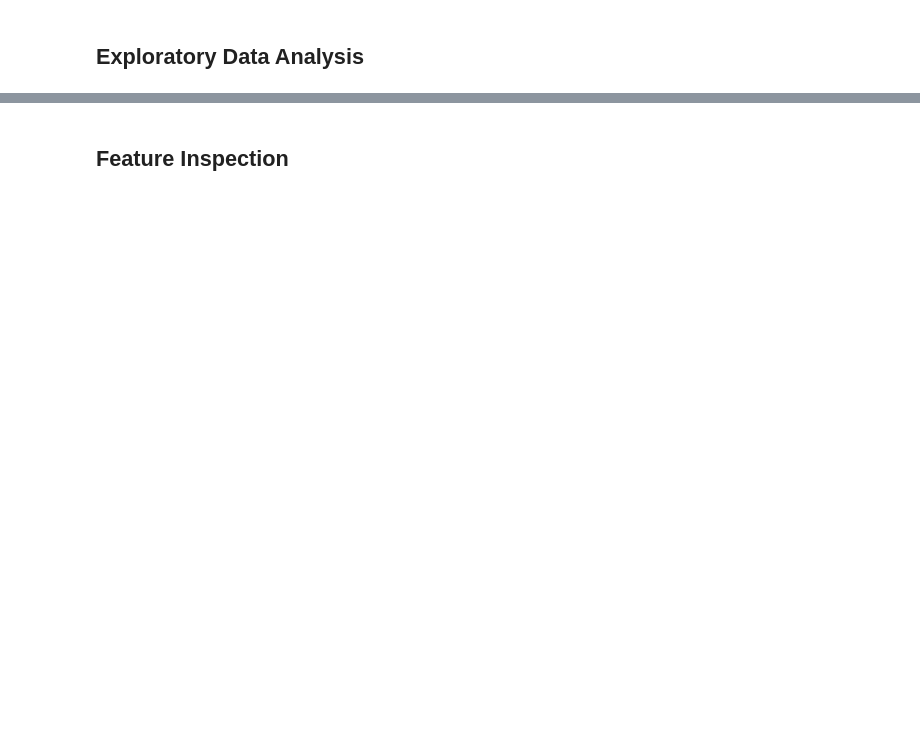
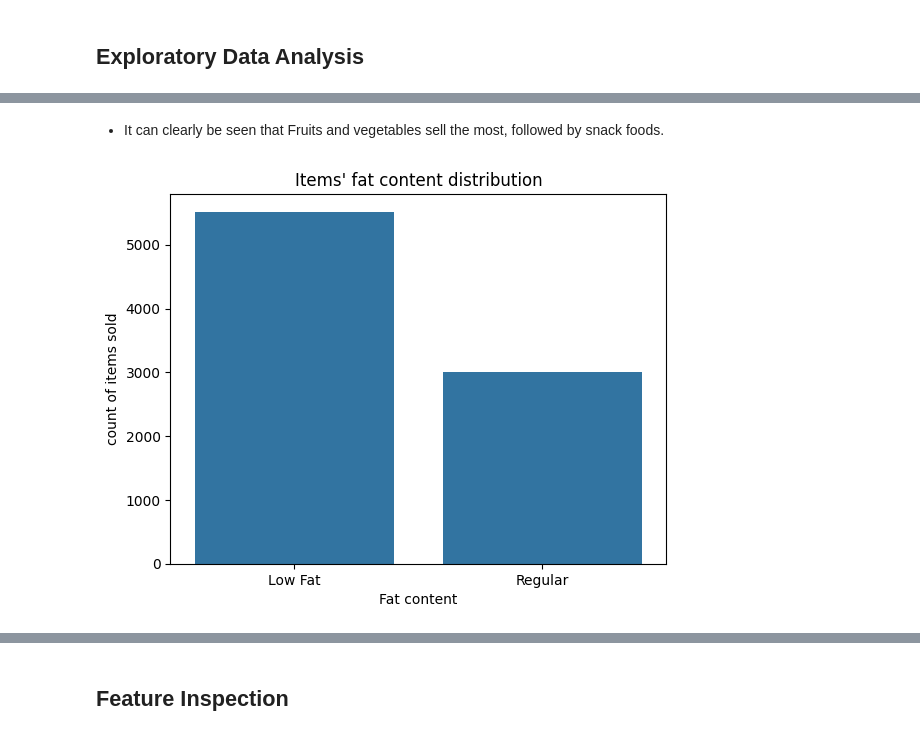
Before and after one commit to gladysbabs/Prediction-of-Product-Sales, a Jupyter notebook: Prediction_of_Product_Sales.ipynb, the cells around one changed output, grey strips where cells are left out. Drawn from its saved outputs; the diff is of its cells as text; code cells hidden in the pictures; blank space fills up the shorter version.

```diff
--- a/Prediction_of_Product_Sales.ipynb
+++ b/Prediction_of_Product_Sales.ipynb
@@ -210,0 +226,10 @@ col_num.describe()
+# %% [markdown]
+- It can clearly be seen that Fruits and vegetables sell the most, followed by snack foods.
+# %%
+#countplot showing Item_Fat_Content:
+ax=sns.countplot(df_sales_prediction,x='Item_Fat_Content')
+ax.set_xlabel('Fat content')
+ax.set_ylabel('count of items sold')
+ax.set_title("Items' fat content distribution");
+# %% [output]
+[figure, added]
```
Also changed, not shown: parts of 29 cells of this notebook.
